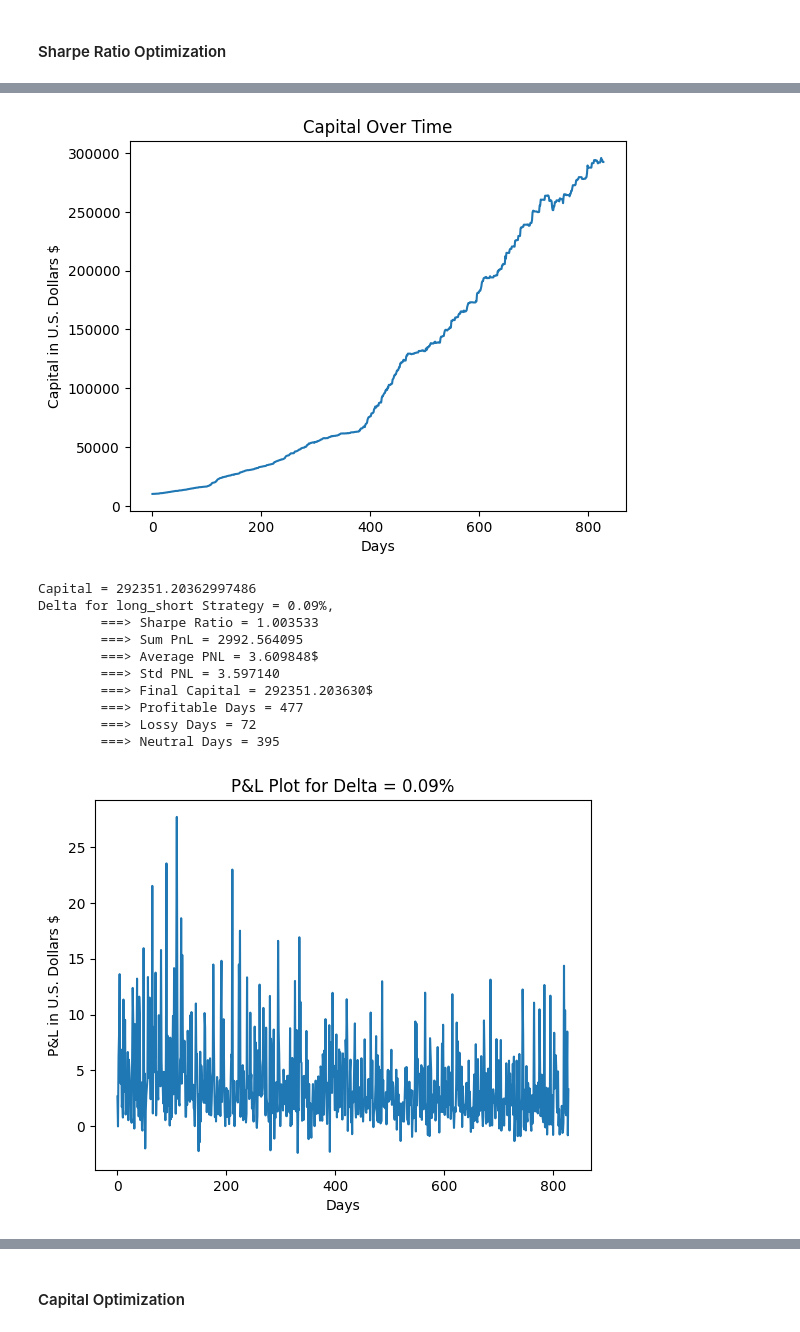
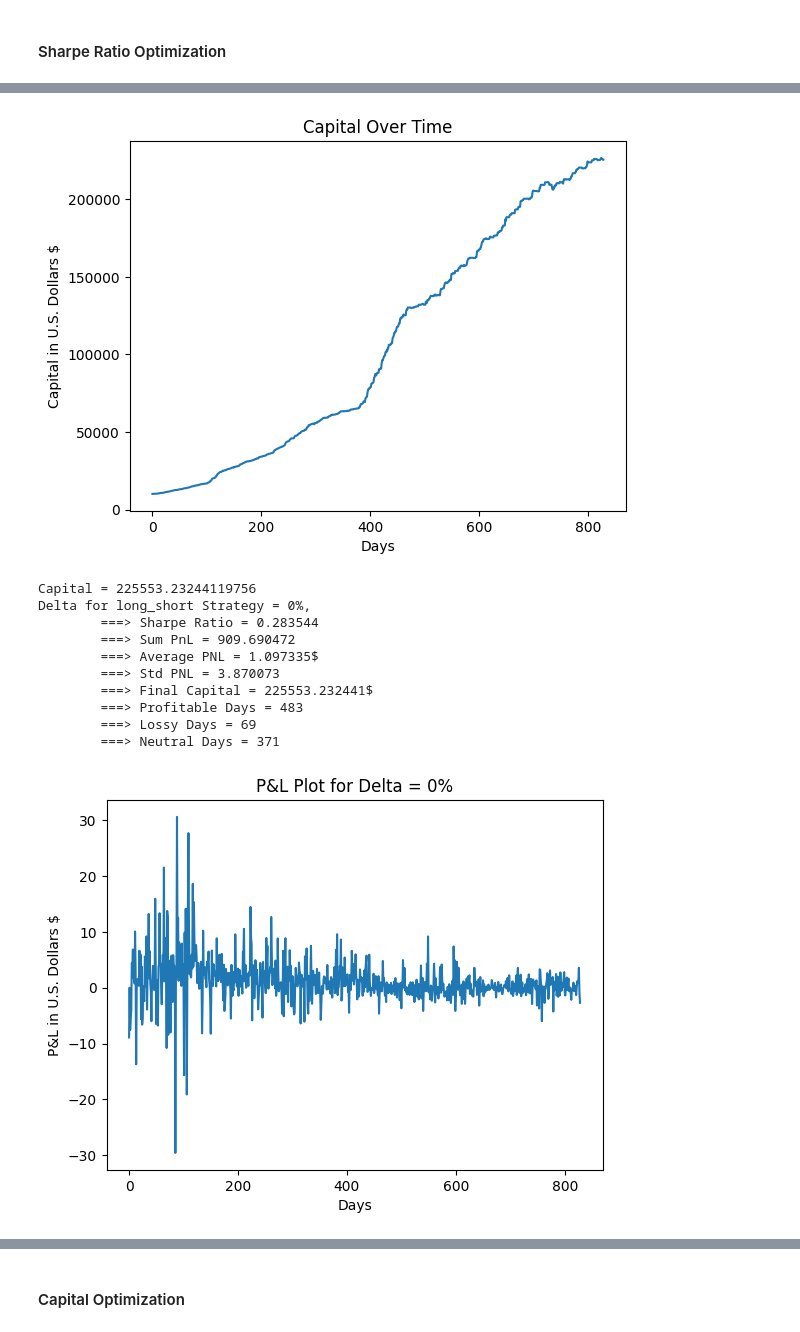
Before and after one commit to VibhuKrovvidi/USO_ETF_Day_Trading, a Jupyter notebook: notebooks/4_strategy.ipynb, the cells around one changed output, grey strips where cells are left out. Drawn from its saved outputs; the diff is of its cells as text; code cells hidden in the pictures.

```diff
--- a/notebooks/4_strategy.ipynb
+++ b/notebooks/4_strategy.ipynb
@@ -693,16 +701,16 @@ Best Delta for long_short Strategy = 0.09000000000000001%,
 # %%
-data_val['long_short_pnl'] = plot_best_delta_strategy(data=data_val, tune=False, strategy="long_short", delta_percents=[0.0009], plot_capital=True)
+data_val['long_short_pnl'] = plot_best_delta_strategy(data=data_val, tune=False, strategy="long_short", delta_percents=[0], plot_capital=True)
 # %% [output]
-[figure, old version]
+[figure, new version]
-Capital = 292351.20362997486
-Delta for long_short Strategy = 0.09%,
-        ===> Sharpe Ratio = 1.003533
-        ===> Sum PnL = 2992.564095
-        ===> Average PNL = 3.609848$
-        ===> Std PNL = 3.597140
-        ===> Final Capital = 292351.203630$
-        ===> Profitable Days = 477
-        ===> Lossy Days = 72
-        ===> Neutral Days = 395
+Capital = 225553.23244119756
+Delta for long_short Strategy = 0%,
+        ===> Sharpe Ratio = 0.283544
+        ===> Sum PnL = 909.690472
+        ===> Average PNL = 1.097335$
+        ===> Std PNL = 3.870073
+        ===> Final Capital = 225553.232441$
+        ===> Profitable Days = 483
+        ===> Lossy Days = 69
+        ===> Neutral Days = 371
-[figure, old version]
+[figure, new version]
 # %%
```
Also changed, not shown: parts of 6 cells of this notebook, 3 other files.
